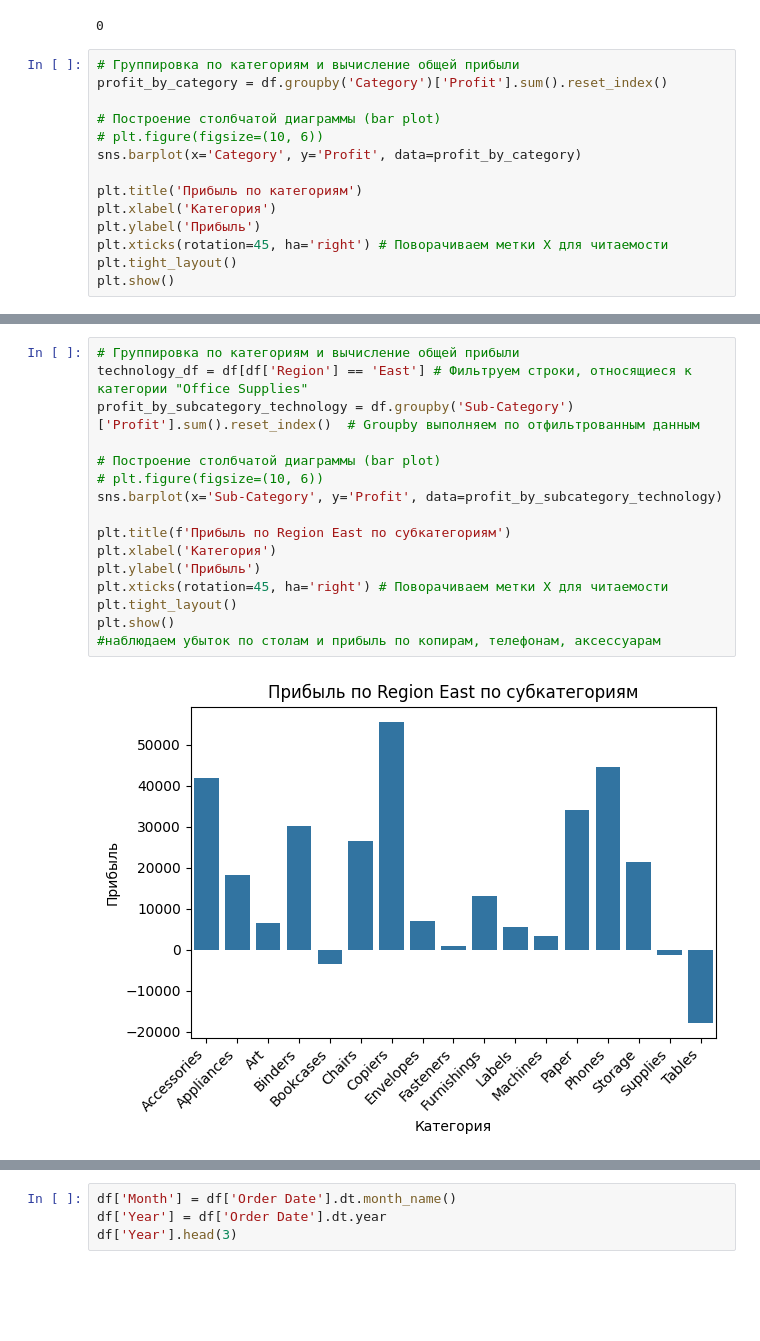
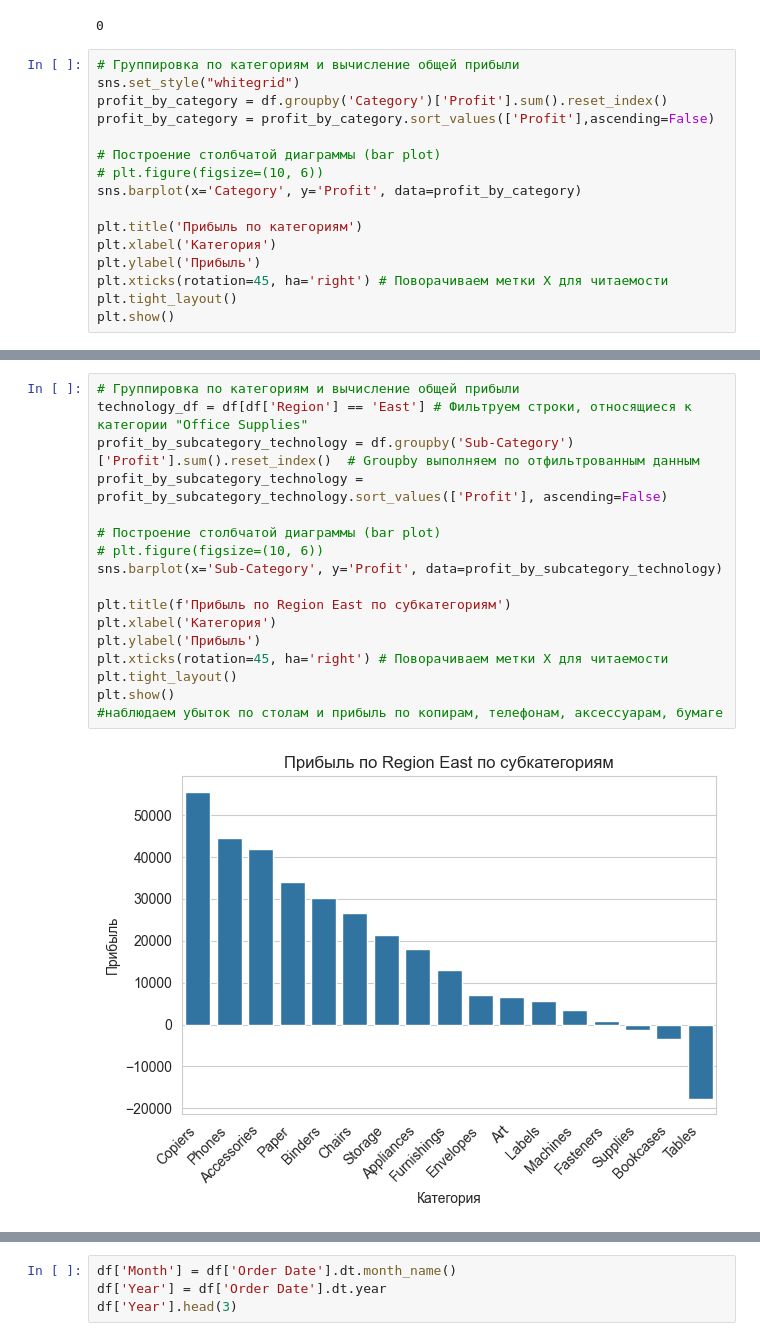
Before and after one commit to Ibolvachevamailu/My_progekt, a Jupyter notebook: EDA_диплом.ipynb, the cells around one changed output, grey strips where cells are left out. Drawn from its saved outputs; the diff is of its cells as text; blank space fills up the shorter version.

```diff
--- a/EDA_диплом.ipynb
+++ b/EDA_диплом.ipynb
@@ -90,7 +90,9 @@ print(df.isnull().sum().sum())
 0
 # %%
 # Группировка по категориям и вычисление общей прибыли
+sns.set_style("whitegrid")
 profit_by_category = df.groupby('Category')['Profit'].sum().reset_index()
+profit_by_category = profit_by_category.sort_values(['Profit'],ascending=False)
 
 # Построение столбчатой диаграммы (bar plot)
 # plt.figure(figsize=(10, 6))
@@ -176,18 +190,19 @@ plt.show()
 # %%
 # Группировка по категориям и вычисление общей прибыли
 technology_df = df[df['Region'] == 'East'] # Фильтруем строки, относящиеся к категории "Office Supplies"
 profit_by_subcategory_technology = df.groupby('Sub-Category')['Profit'].sum().reset_index()  # Groupby выполняем по отфильтрованным данным
+profit_by_subcategory_technology = profit_by_subcategory_technology.sort_values(['Profit'], ascending=False)
 
 # Построение столбчатой диаграммы (bar plot)
 # plt.figure(figsize=(10, 6))
 sns.barplot(x='Sub-Category', y='Profit', data=profit_by_subcategory_technology)
 
 plt.title(f'Прибыль по Region East по субкатегориям')
 plt.xlabel('Категория')
 plt.ylabel('Прибыль')
 plt.xticks(rotation=45, ha='right') # Поворачиваем метки X для читаемости
 plt.tight_layout()
 plt.show()
-#наблюдаем убыток по столам и прибыль по копирам, телефонам, аксессуарам
+#наблюдаем убыток по столам и прибыль по копирам, телефонам, аксессуарам, бумаге
 # %% [output]
-[figure, old version]
+[figure, new version]
```
Also changed, not shown: parts of 16 cells of this notebook.
